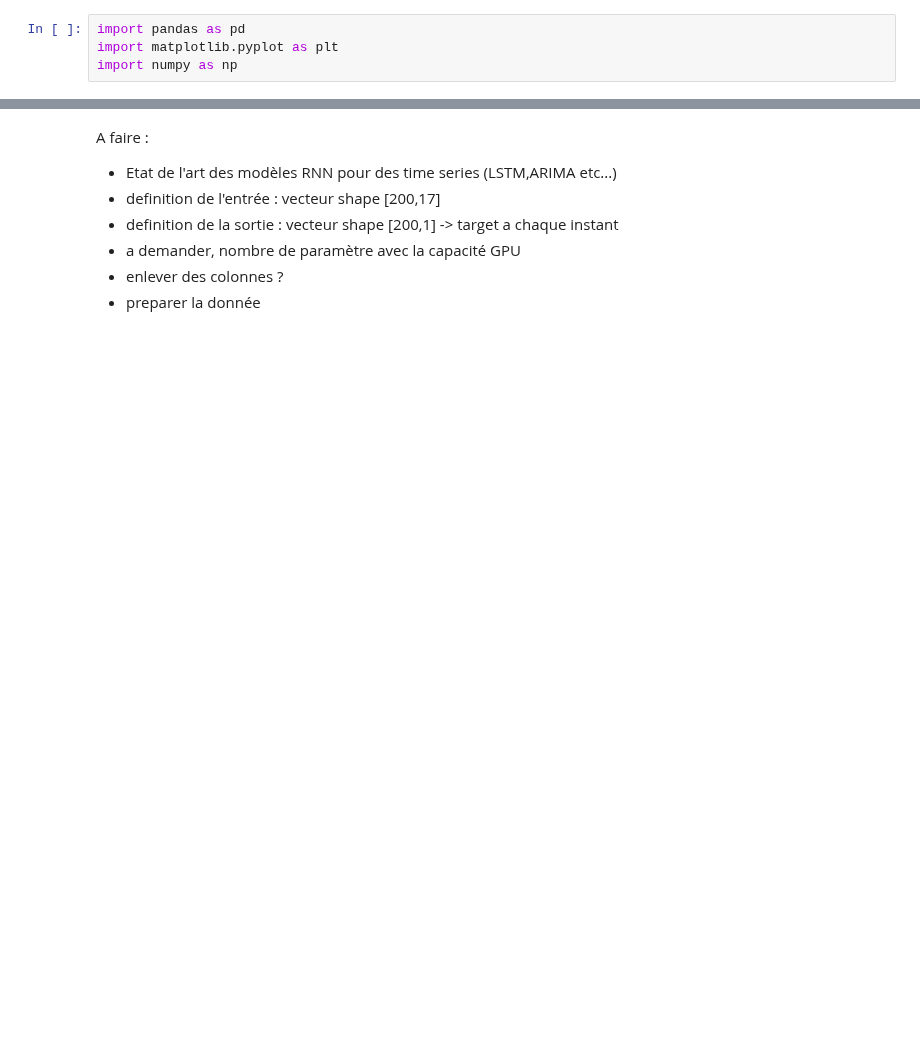
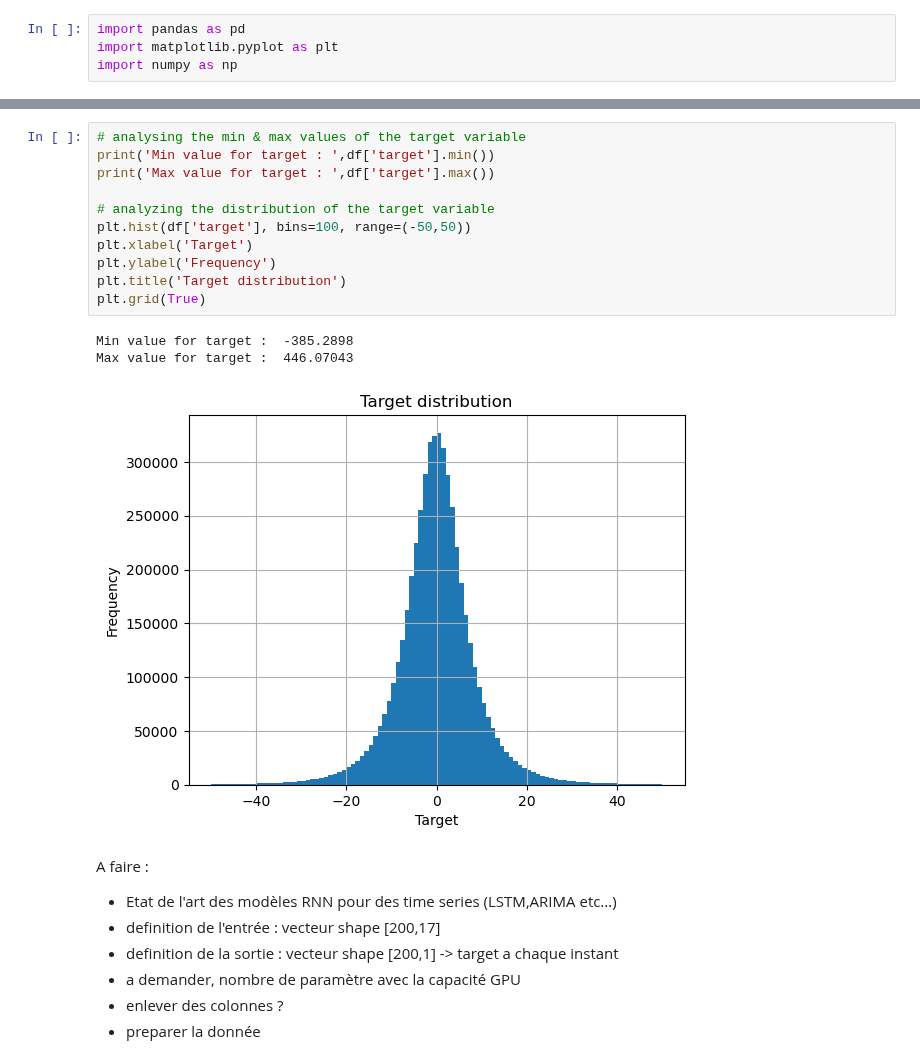
Before and after one commit to LucasTexier/Optiver_challenge, a Jupyter notebook: Optiver_challenge.ipynb, the cells around one changed output, grey strips where cells are left out. Saved outputs shown, nothing was run; the diff lists cells and outputs as text; blank space fills up the shorter version.

```diff
--- a/Optiver_challenge.ipynb
+++ b/Optiver_challenge.ipynb
@@ -123,3 +145,18 @@ groupes[0].head()
+# %%
+# analysing the min & max values of the target variable
+print('Min value for target : ',df['target'].min())
+print('Max value for target : ',df['target'].max())
+
+# analyzing the distribution of the target variable
+plt.hist(df['target'], bins=100, range=(-50,50))
+plt.xlabel('Target')
+plt.ylabel('Frequency')
+plt.title('Target distribution')
+plt.grid(True)
+# %% [output]
+Min value for target :  -385.2898
+Max value for target :  446.07043
+[figure, added]
 # %% [markdown]
 A faire :
 * Etat de l'art des modèles RNN pour des time series (LSTM,ARIMA etc...)
```
Also changed, not shown: parts of 72 cells of this notebook, 2 other files.
